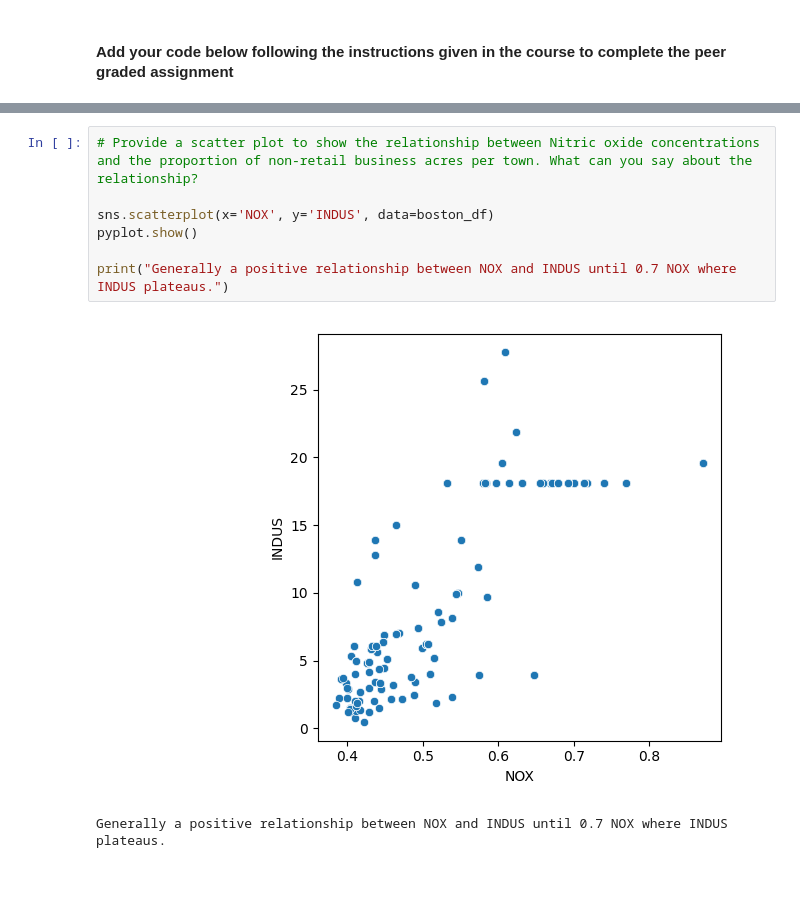
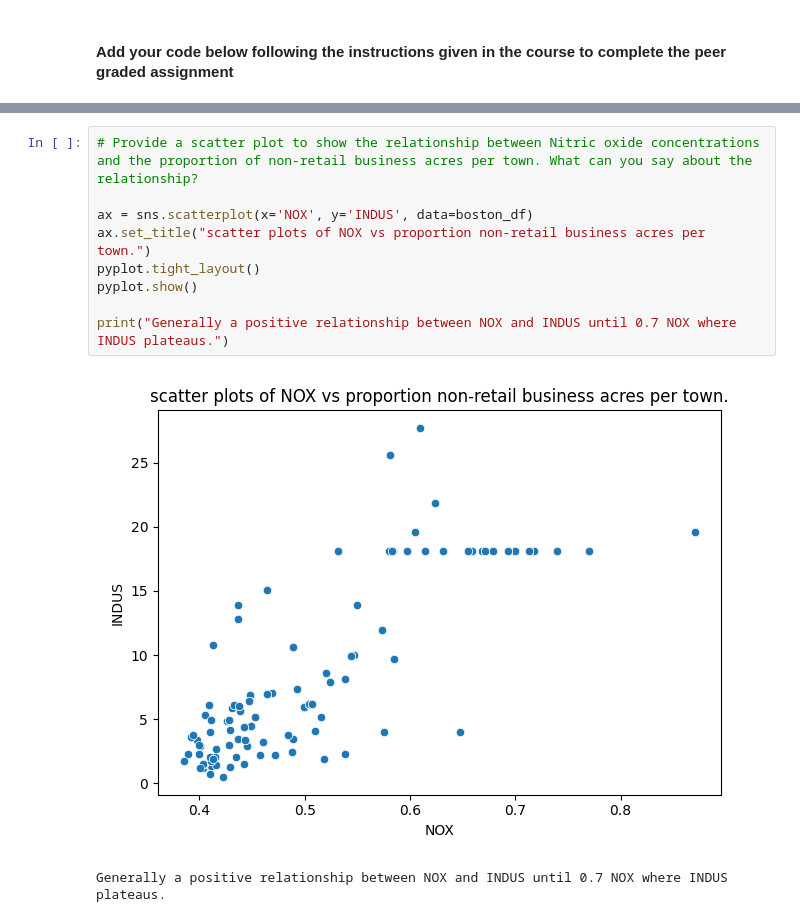
Before and after one commit to kaysunphd/coursera, a Jupyter notebook: IBM_Data_Science_Fundamentals/statistics/Optional_Peer_Graded_Assignment.jupyterlite.ipynb, the cells around one changed output, grey strips where cells are left out. Drawn from its saved outputs; the diff is of its cells as text; blank space fills up the shorter version.

```diff
--- a/IBM_Data_Science_Fundamentals/statistics/Optional_Peer_Graded_Assignment.jupyterlite.ipynb
+++ b/IBM_Data_Science_Fundamentals/statistics/Optional_Peer_Graded_Assignment.jupyterlite.ipynb
@@ -62,12 +66,14 @@ pyplot.show()
 # %%
 # Provide a scatter plot to show the relationship between Nitric oxide concentrations and the proportion of non-retail business acres per town. What can you say about the relationship?
 
-sns.scatterplot(x='NOX', y='INDUS', data=boston_df)
+ax = sns.scatterplot(x='NOX', y='INDUS', data=boston_df)
+ax.set_title("scatter plots of NOX vs proportion non-retail business acres per town.")
+pyplot.tight_layout()
 pyplot.show()
 
 print("Generally a positive relationship between NOX and INDUS until 0.7 NOX where INDUS plateaus.")
 # %% [output]
-[figure, old version]
+[figure, new version]
 Generally a positive relationship between NOX and INDUS until 0.7 NOX where INDUS plateaus.
 # %%
 # Create a histogram for the pupil to teacher ratio variable
```
Also changed, not shown: parts of 8 cells of this notebook.
